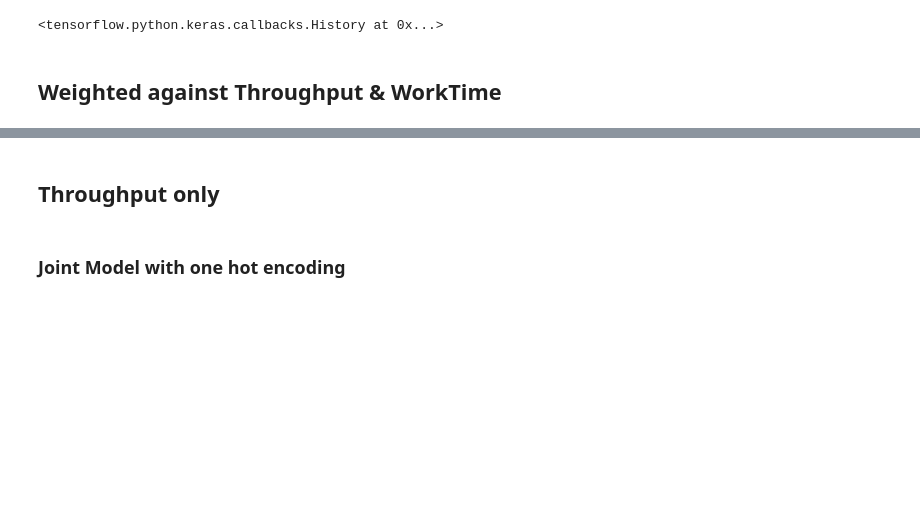
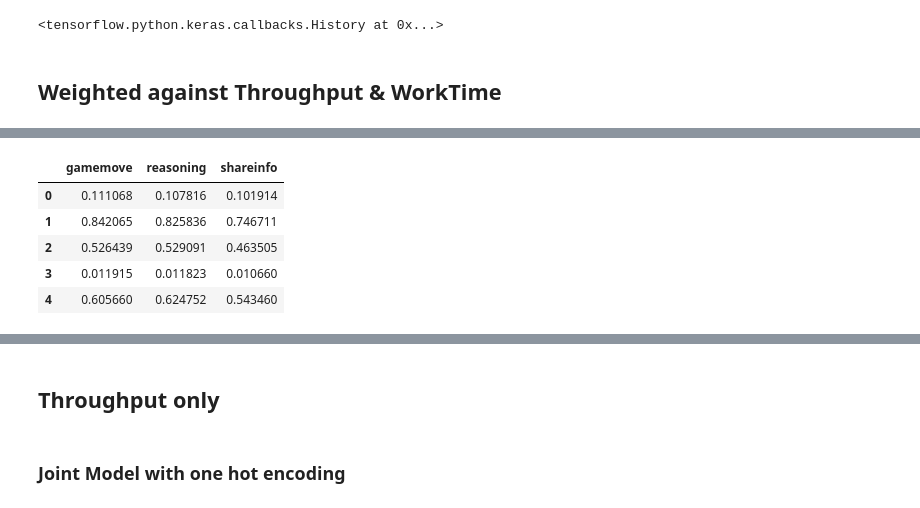
Before and after one commit to quarbby/diplomacy-betrayal, a Jupyter notebook: pipeline-onehot.ipynb, the cells around one changed output, grey strips where cells are left out. Drawn from its saved outputs; the diff is of its cells as text; code cells hidden in the pictures; blank space fills up the shorter version.

```diff
--- a/pipeline-onehot.ipynb
+++ b/pipeline-onehot.ipynb
@@ -471,3 +546,12 @@ pred_df_throughput_test = pred_df_throughput_test.mul(throughput_values_test, ax
 worktime_values_test = df_worktime['var_worktime'].take(indices_test).values
 pred_df_full_worktime_test = pred_df_full_worktime_test.mul(worktime_values_test, axis=0)
 pred_df_worktime_test = pred_df_worktime_test.mul(worktime_values_test, axis=0)
+# %%
+pred_df_throughput_test.head()
+# %% [output]
+|  | gamemove | reasoning | shareinfo |
+| 0 | 0.111068 | 0.107816 | 0.101914 |
+| 1 | 0.842065 | 0.825836 | 0.746711 |
+| 2 | 0.526439 | 0.529091 | 0.463505 |
+| 3 | 0.011915 | 0.011823 | 0.010660 |
+| 4 | 0.605660 | 0.624752 | 0.543460 |
```
Also changed, not shown: parts of 32 cells of this notebook, 1 other file.
